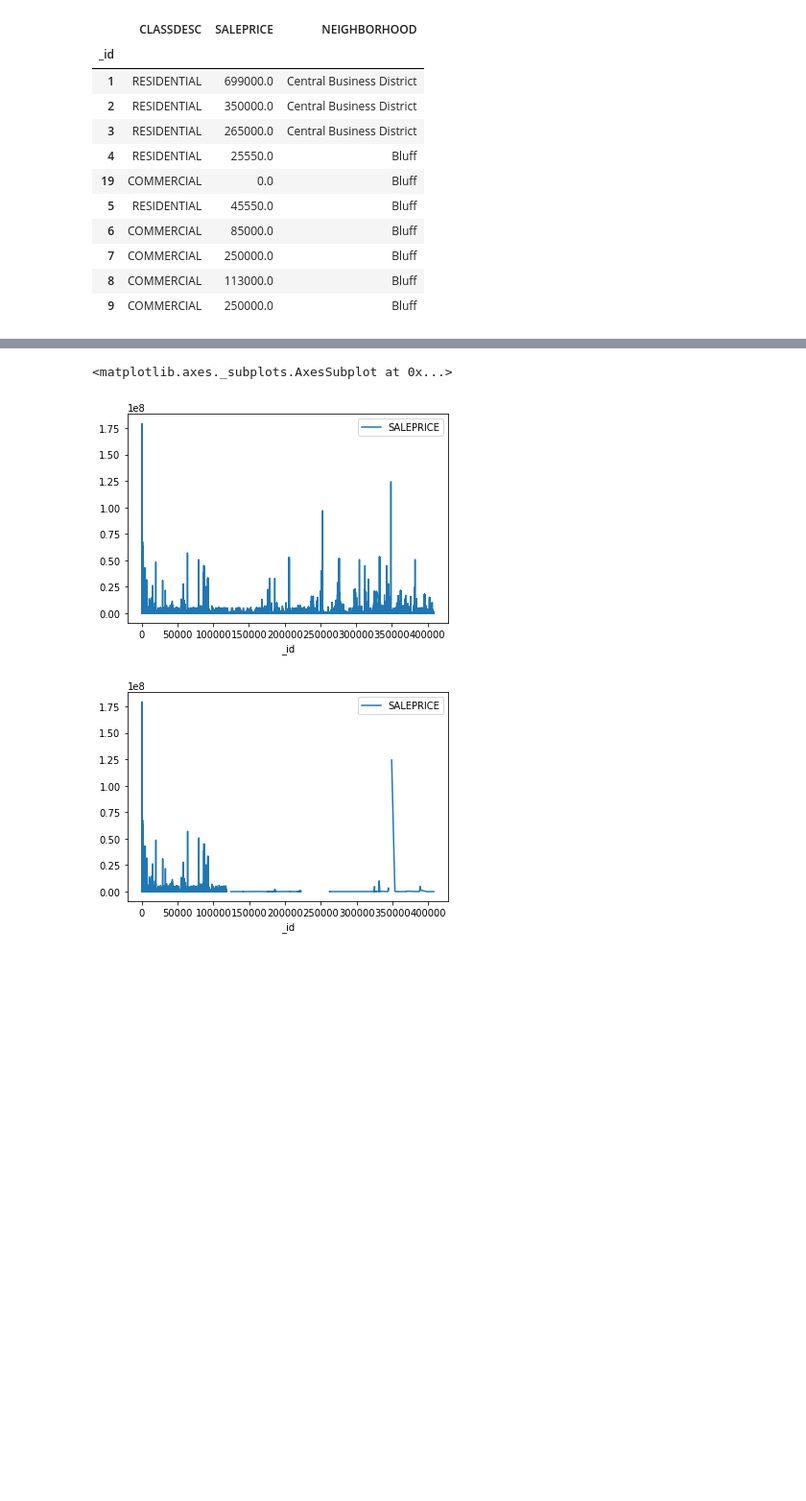
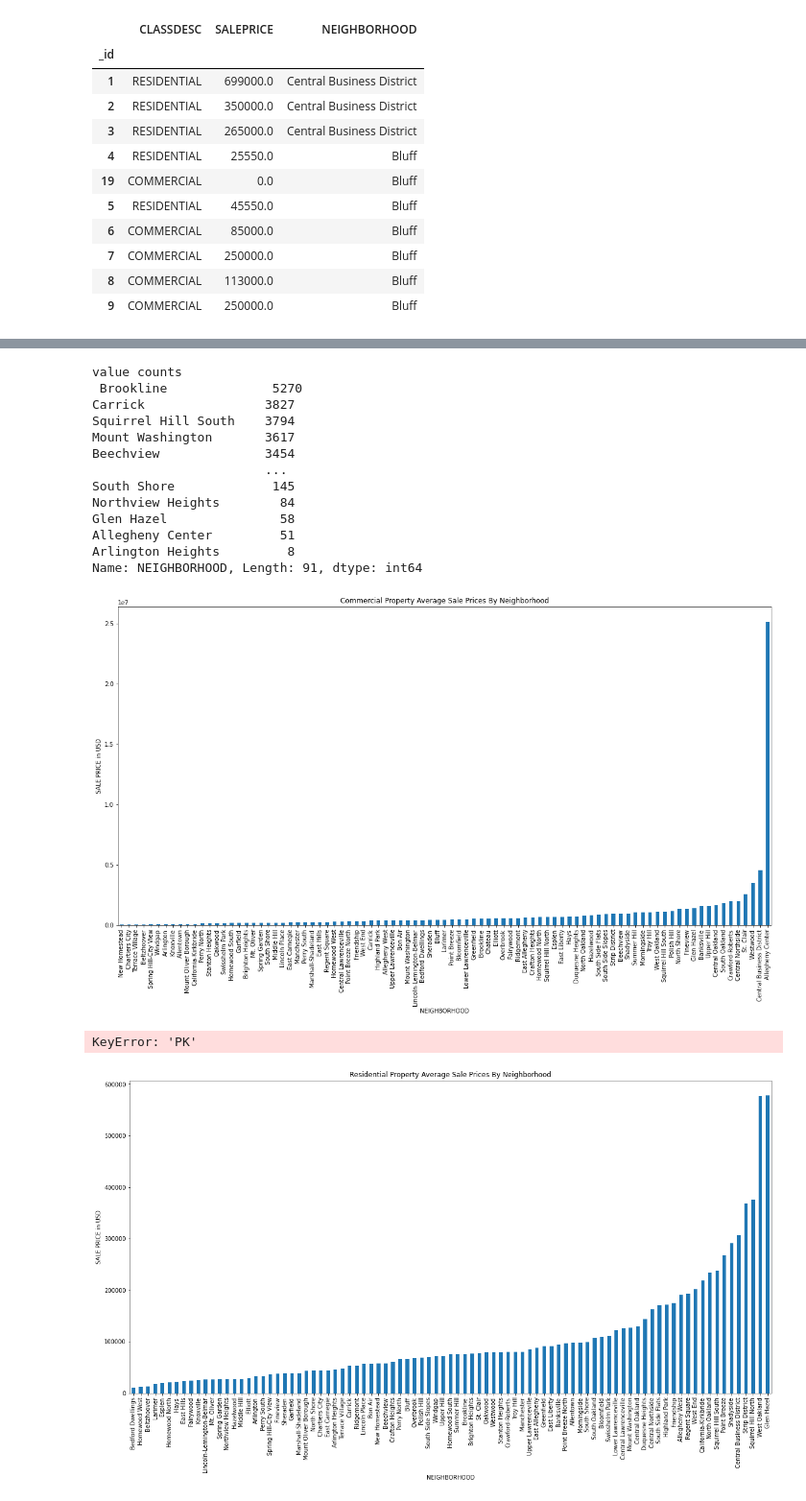
Before and after one commit to lslutsky/Big-Ideas-Final-Project, a Jupyter notebook: Lynn Slutsky/Slutsky Individual Notebook.ipynb, the cells around one changed output, grey strips where cells are left out. Shown at 96% size. Drawn from its saved outputs; the diff is of its cells as text; code cells hidden in the pictures; blank space fills up the shorter version.

```diff
--- a/Lynn Slutsky/Slutsky Individual Notebook.ipynb
+++ b/Lynn Slutsky/Slutsky Individual Notebook.ipynb
@@ -109,7 +35,70 @@ Arlington Heights         8
-# %%
-property_data.plot() #not helpful. sorted by id
-property_data_by_neighborbood.plot()
-# %% [output]
-<matplotlib.axes._subplots.AxesSubplot at 0x...>
-[figure, removed]
-[figure, removed]
+# %%
+value_counts = property_data['NEIGHBORHOOD'].value_counts()
+print("value counts \n",value_counts)
+#print("original")
+#print(property_data)
+
+#get rid of sale prices <=10 dollars
+#print("remove sale prices<=10")
+price_mask = property_data['SALEPRICE'] <= 10 #these are the values we are removing
+edited_property_data = property_data.mask(price_mask)
+
+#remove NaN neighborhoods
+edited_property_data = edited_property_data[edited_property_data['NEIGHBORHOOD'].notnull()]
+#print("removed NaN neighborhoods")
+#print(edited_property_data)
+
+#isolate the two property types we are focusing
+type_commercial_mask = edited_property_data['CLASSDESC']=='COMMERCIAL'
+type_residential_mask = edited_property_data['CLASSDESC']=='RESIDENTIAL'
+commercial_data = edited_property_data[type_commercial_mask]
+residential_data = edited_property_data[type_residential_mask]
+
+#commercial sorting and graph
+#group by neighborhood
+commercial_data = commercial_data.groupby('NEIGHBORHOOD').mean()
+
+#sort ascending
+commercial_data_sorted = commercial_data['SALEPRICE'].sort_values(ascending=True)
+#bar graph
+plt.title("Commercial Property Average Sale Prices By Neighborhood")
+plt.ylabel("SALE PRICE in USD")
+commercial_bar_plot = commercial_data_sorted.plot.bar(figsize = (20,10))
+plt.show()
+
+#residential sorting and graph
+#group by neighborhood
+residential_data = residential_data.groupby('NEIGHBORHOOD').mean()
+
+#sort ascending
+residential_data_sorted = residential_data['SALEPRICE'].sort_values(ascending=True)
+#bar graph
+plt.title("Residential Property Average Sale Prices By Neighborhood")
+plt.ylabel("SALE PRICE in USD")
+residential_data_sorted.plot.bar(figsize = (20,10))
+
+#Geopandas:
+neighborhoods_geo = geopandas.read_file("Neighborhoods/Neighborhoods_.shp")
+
+residential_map = neighborhoods_geo.merge(residential_data_sorted["PK"], how='left', left_on='hood', right_on='SALEPRICE')
+
+residential_map[['hood','PK','geometry']]
+
+residential_map.plot(column='PK', cmap=plt.cm.get_cmap('RdYlGn').reversed(), edgecolor="white", legend=True, legend_kwds={'label': "Sale Price"}, figsize=(15, 10), missing_kwds={"color": "lightgrey"})
+# %% [output]
+value counts
+ Brookline              5270
+Carrick                3827
+Squirrel Hill South    3794
+Mount Washington       3617
+Beechview              3454
+                       ...
+South Shore             145
+Northview Heights        84
+Glen Hazel               58
+Allegheny Center         51
+Arlington Heights         8
+Name: NEIGHBORHOOD, Length: 91, dtype: int64
+[figure, added]
+KeyError: 'PK'
+[figure, added]
```
Also changed, not shown: parts of 2 cells of this notebook.
